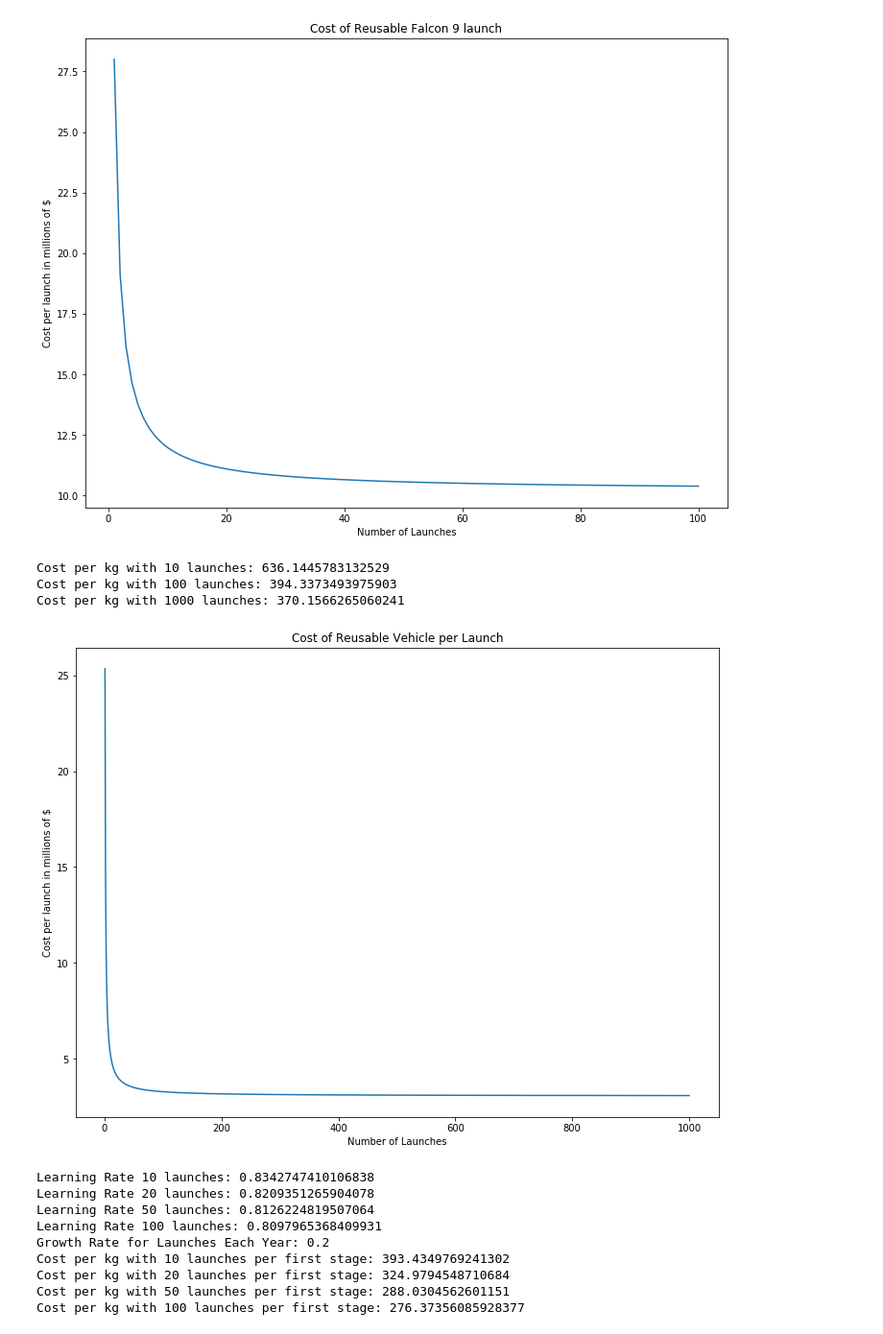
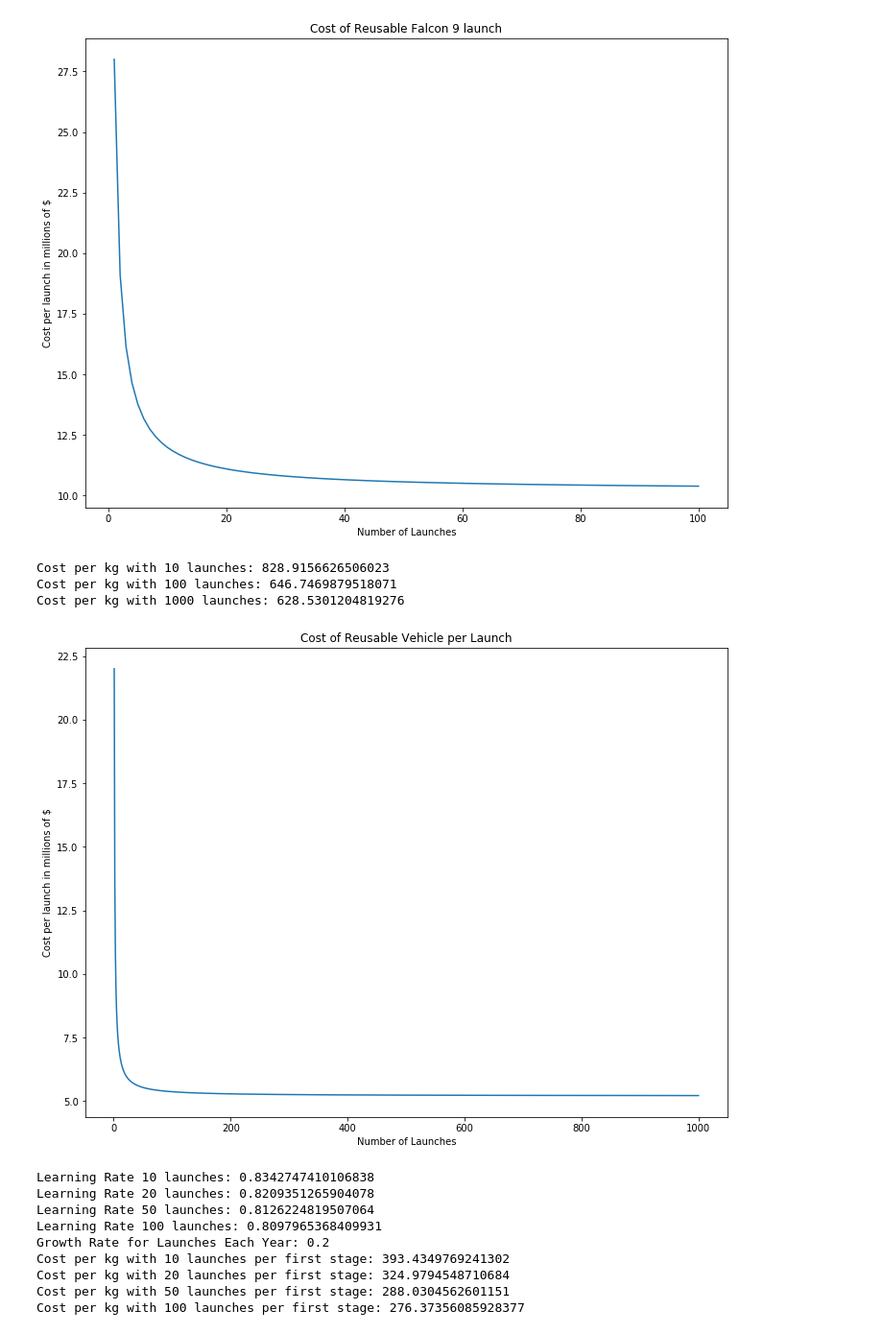
Before and after one commit to candaceyee/Space-Based-Solar, a Jupyter notebook: Falcon 9 Learning curve.ipynb, the cells around one changed output. Shown: that part at 96% size. Drawn from its saved outputs; the diff is of its cells as text; code cells hidden in the pictures.

```diff
--- a/Falcon 9 Learning curve.ipynb
+++ b/Falcon 9 Learning curve.ipynb
@@ -70,14 +70,14 @@ Cost per kg with 10 launches: 1443.3734939759033
 Cost per kg with 100 launches: 1250.3614457831325
 [figure]
 # %%
-stage_1_and_fairings = 16.8 + 5.5
-fuel_and_recovery = 2.8 + .25
+stage_1_and_fairings = 16.8
+fuel_and_recovery = 2.8 + 1.4 + 1
 show_curve(reusability_only_model_f9(totalCost=stage_1_and_fairings + fuel_and_recovery, costOfNonReusablePortion=fuel_and_recovery, maxLaunches=1001, print_1000=True), title='Cost of Reusable Vehicle per Launch')
 # %% [output]
-Cost per kg with 10 launches: 636.1445783132529
-Cost per kg with 100 launches: 394.3373493975903
-Cost per kg with 1000 launches: 370.1566265060241
+Cost per kg with 10 launches: 828.9156626506023
+Cost per kg with 100 launches: 646.7469879518071
+Cost per kg with 1000 launches: 628.5301204819276
-[figure, old version]
+[figure, new version]
 # %%
 def show_multipule_lcs(inputs=[[[], []], [[], []]], title='Cost of Reusable Falcon 9 launch', labels=[]):
     fig = plt.figure(figsize=(12, 9))
```
Also changed, not shown: parts of 1 cell of this notebook, 1 other file.
